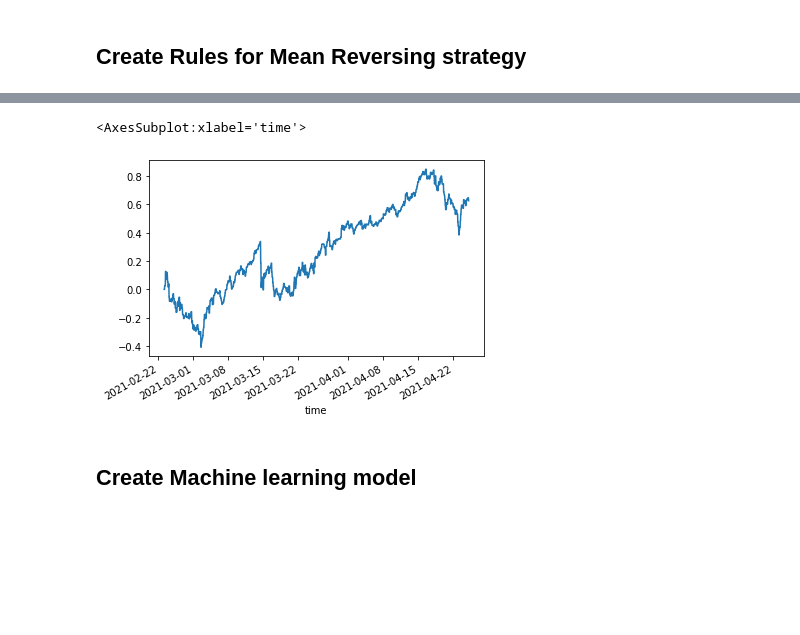
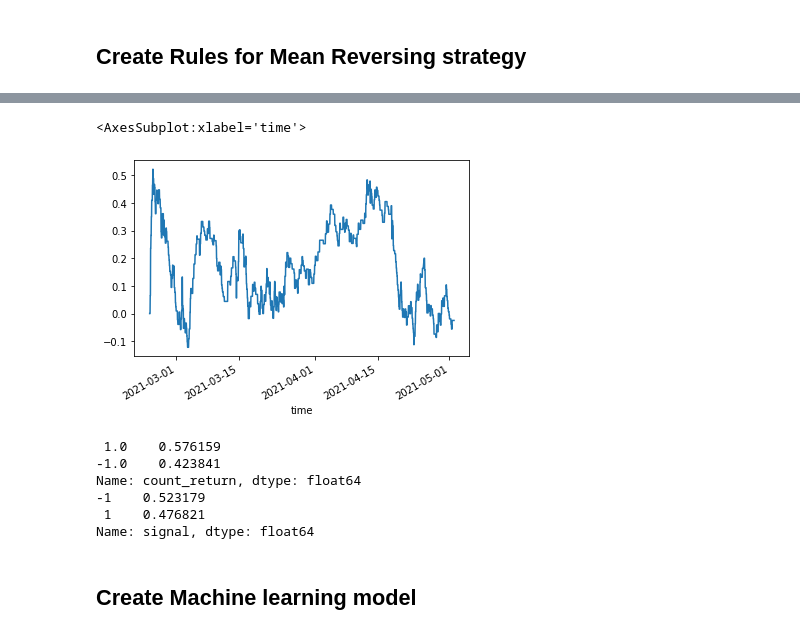
Before and after one commit to sergio12S/mean-reversing-bitcoin, a Jupyter notebook: strategies/settings.ipynb, the cells around one changed output, grey strips where cells are left out. Saved outputs shown, nothing was run; the diff lists cells and outputs as text; code cells hidden in the pictures; blank space fills up the shorter version.

```diff
--- a/strategies/settings.ipynb
+++ b/strategies/settings.ipynb
@@ -45,5 +46,11 @@ Backtest result:  0.13996409041717905
 # %%
-backtest_data = strategy_ml.backtest(data=data, comission=0,  takeProfit=0.03,
-                lag=12, stopLoss=-0.02, exitPosition="signal", ml=False)
+backtest_data = strategy_ml.backtest(data=data, comission=0.001,  takeProfit=0.03,
+                lag=12, stopLoss=-0.01, exitPosition="take", ml=False)
 backtest_data['cumsum'].plot()
+# Statistical test
+# st_test = StatisticalTest.t_test(backtest_data[backtest_data['signal']>0]['return'].values, backtest_data['close'].values)
+# if st_test:
+#     print('You can trade this strategy')
+# if not st_test:
+#     print('You can not trade this strategy')
 # %% [output]
@@ -51,5 +58,17 @@ backtest_data['cumsum'].plot()
 <AxesSubplot:xlabel='time'>
-[figure, old version]
+[figure, new version]
+# %%
+backtest_data.loc[:, 'count_return'] = np.where(backtest_data['return'] > 0, 1, backtest_data['return'])
+backtest_data.loc[:, 'count_return'] = np.where(backtest_data['return'] < 0, -1, backtest_data['count_return'])
+print(backtest_data.loc[backtest_data['count_return'] !=0, 'count_return'].value_counts(normalize=True))
+print(backtest_data[backtest_data['return'] != 0]['signal'].value_counts(normalize=True))
+# %% [output]
+ 1.0    0.576159
+-1.0    0.423841
+Name: count_return, dtype: float64
+-1    0.523179
+ 1    0.476821
+Name: signal, dtype: float64
 # %% [markdown]
 ## Create Machine learning model
 # %%
```
Also changed, not shown: parts of 18 cells of this notebook, 10 other files.
